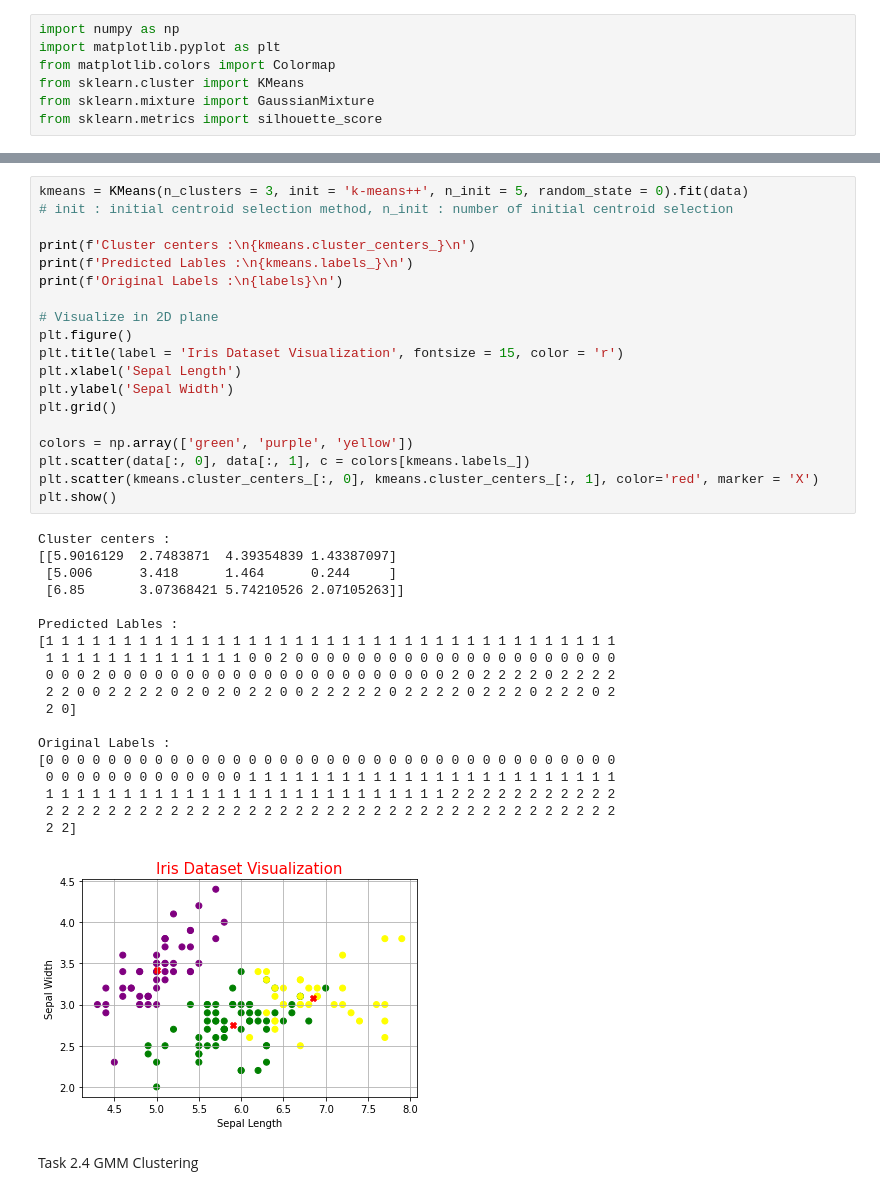
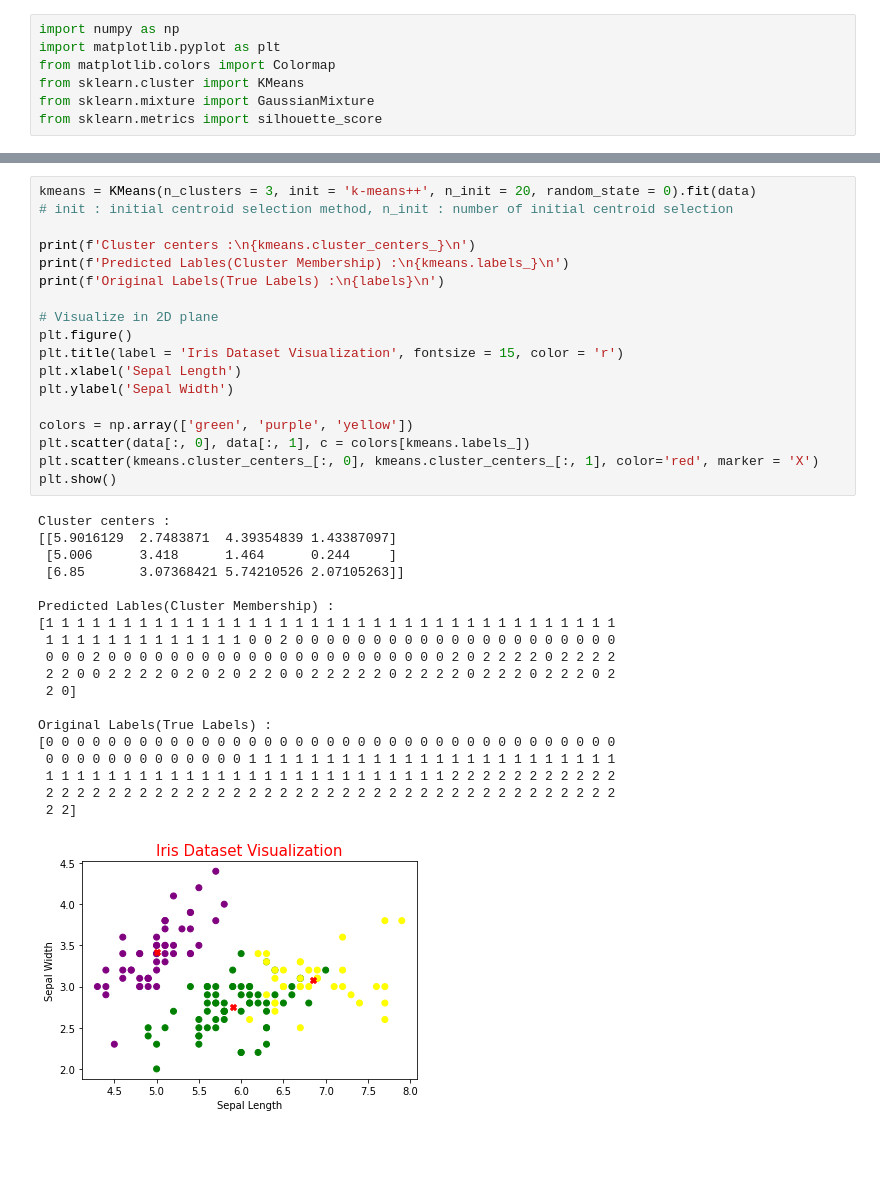
Before and after one commit to deshanchathusanka/machine-learning-algorithms, a Jupyter notebook: clustering.ipynb, the cells around one changed output, grey strips where cells are left out. Drawn from its saved outputs; the diff is of its cells as text; blank space fills up the shorter version.

```diff
--- a/clustering.ipynb
+++ b/clustering.ipynb
@@ -53,42 +73,38 @@ K - Means Clustering
 # %%
-kmeans = KMeans(n_clusters = 3, init = 'k-means++', n_init = 5, random_state = 0).fit(data)
+kmeans = KMeans(n_clusters = 3, init = 'k-means++', n_init = 20, random_state = 0).fit(data)
 # init : initial centroid selection method, n_init : number of initial centroid selection
 
 print(f'Cluster centers :\n{kmeans.cluster_centers_}\n')
-print(f'Predicted Lables :\n{kmeans.labels_}\n')
-print(f'Original Labels :\n{labels}\n')
+print(f'Predicted Lables(Cluster Membership) :\n{kmeans.labels_}\n')
+print(f'Original Labels(True Labels) :\n{labels}\n')
 
 # Visualize in 2D plane
 plt.figure()
 plt.title(label = 'Iris Dataset Visualization', fontsize = 15, color = 'r')
 plt.xlabel('Sepal Length')
 plt.ylabel('Sepal Width')
-plt.grid()
 
 colors = np.array(['green', 'purple', 'yellow'])
 plt.scatter(data[:, 0], data[:, 1], c = colors[kmeans.labels_])
 plt.scatter(kmeans.cluster_centers_[:, 0], kmeans.cluster_centers_[:, 1], color='red', marker = 'X')
 plt.show()
 # %% [output]
 Cluster centers :
 [[5.9016129  2.7483871  4.39354839 1.43387097]
  [5.006      3.418      1.464      0.244     ]
  [6.85       3.07368421 5.74210526 2.07105263]]
 
-Predicted Lables :
+Predicted Lables(Cluster Membership) :
 [1 1 1 1 1 1 1 1 1 1 1 1 1 1 1 1 1 1 1 1 1 1 1 1 1 1 1 1 1 1 1 1 1 1 1 1 1
  1 1 1 1 1 1 1 1 1 1 1 1 1 0 0 2 0 0 0 0 0 0 0 0 0 0 0 0 0 0 0 0 0 0 0 0 0
  0 0 0 2 0 0 0 0 0 0 0 0 0 0 0 0 0 0 0 0 0 0 0 0 0 0 2 0 2 2 2 2 0 2 2 2 2
  2 2 0 0 2 2 2 2 0 2 0 2 0 2 2 0 0 2 2 2 2 2 0 2 2 2 2 0 2 2 2 0 2 2 2 0 2
  2 0]
 
-Original Labels :
+Original Labels(True Labels) :
 [0 0 0 0 0 0 0 0 0 0 0 0 0 0 0 0 0 0 0 0 0 0 0 0 0 0 0 0 0 0 0 0 0 0 0 0 0
  0 0 0 0 0 0 0 0 0 0 0 0 0 1 1 1 1 1 1 1 1 1 1 1 1 1 1 1 1 1 1 1 1 1 1 1 1
  1 1 1 1 1 1 1 1 1 1 1 1 1 1 1 1 1 1 1 1 1 1 1 1 1 1 2 2 2 2 2 2 2 2 2 2 2
  2 2 2 2 2 2 2 2 2 2 2 2 2 2 2 2 2 2 2 2 2 2 2 2 2 2 2 2 2 2 2 2 2 2 2 2 2
  2 2]
-[figure, old version]
+[figure, new version]
-# %% [markdown]
-Task 2.4
-GMM Clustering
```
Also changed, not shown: parts of 16 cells of this notebook.
